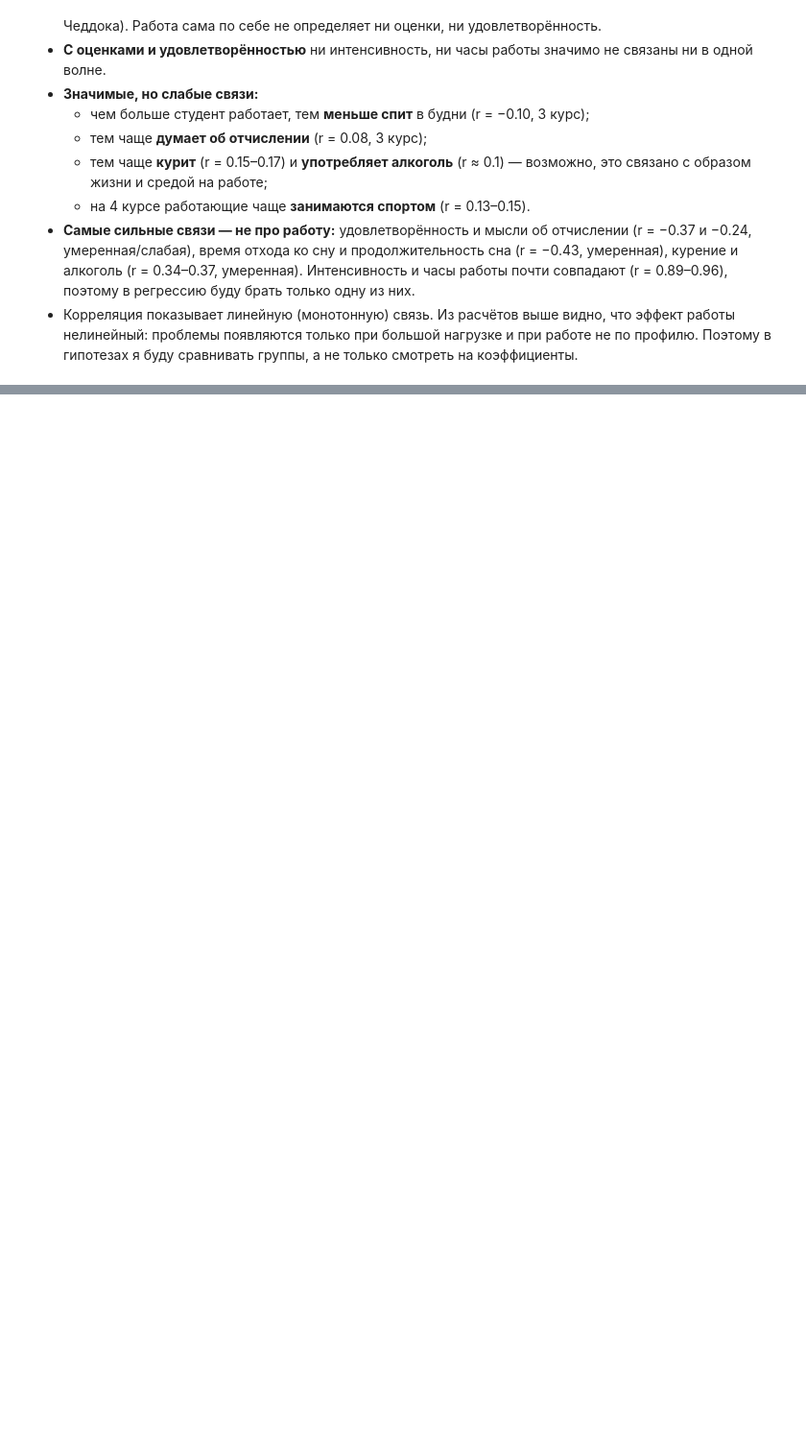
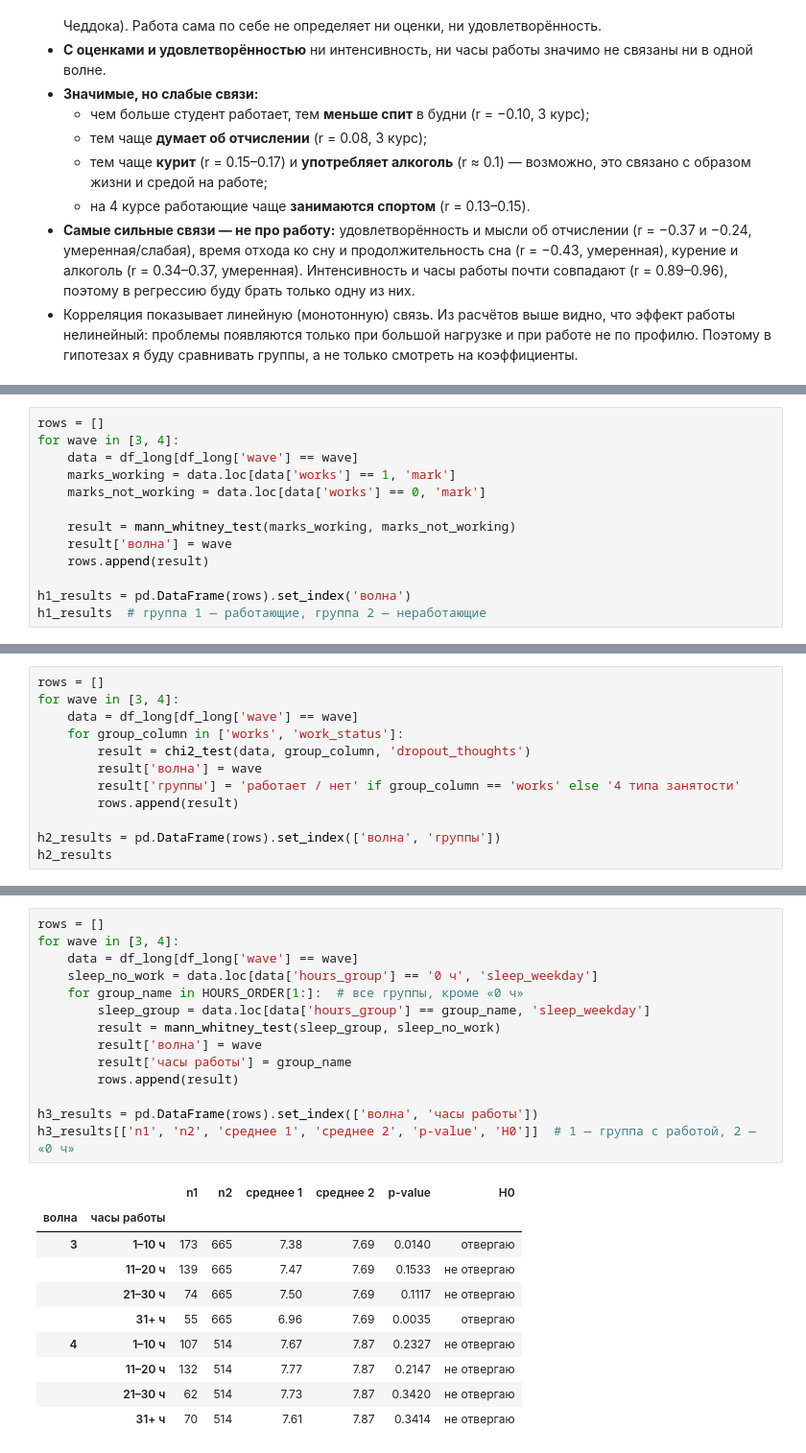
Before and after one commit to petushok08/Higher-Education-Research-Hackathon-2026, a Jupyter notebook: students_work_study_analysis.ipynb, the cells around one changed output, grey strips where cells are left out. Shown at 96% size. Drawn from its saved outputs; the diff is of its cells as text; blank space fills up the shorter version.

```diff
--- a/students_work_study_analysis.ipynb
+++ b/students_work_study_analysis.ipynb
@@ -2337,0 +2412,13 @@ work_correlations[work_correlations['значима (p < 0.05)'] == 'да']
+# %%
+rows = []
+for wave in [3, 4]:
+    data = df_long[df_long['wave'] == wave]
+    marks_working = data.loc[data['works'] == 1, 'mark']
+    marks_not_working = data.loc[data['works'] == 0, 'mark']
+
+    result = mann_whitney_test(marks_working, marks_not_working)
+    result['волна'] = wave
+    rows.append(result)
+
+h1_results = pd.DataFrame(rows).set_index('волна')
+h1_results  # группа 1 — работающие, группа 2 — неработающие
@@ -2337,0 +2441,12 @@ work_correlations[work_correlations['значима (p < 0.05)'] == 'да']
+# %%
+rows = []
+for wave in [3, 4]:
+    data = df_long[df_long['wave'] == wave]
+    for group_column in ['works', 'work_status']:
+        result = chi2_test(data, group_column, 'dropout_thoughts')
+        result['волна'] = wave
+        result['группы'] = 'работает / нет' if group_column == 'works' else '4 типа занятости'
+        rows.append(result)
+
+h2_results = pd.DataFrame(rows).set_index(['волна', 'группы'])
+h2_results
@@ -2337,0 +2486,25 @@ work_correlations[work_correlations['значима (p < 0.05)'] == 'да']
+# %%
+rows = []
+for wave in [3, 4]:
+    data = df_long[df_long['wave'] == wave]
+    sleep_no_work = data.loc[data['hours_group'] == '0 ч', 'sleep_weekday']
+    for group_name in HOURS_ORDER[1:]:  # все группы, кроме «0 ч»
+        sleep_group = data.loc[data['hours_group'] == group_name, 'sleep_weekday']
+        result = mann_whitney_test(sleep_group, sleep_no_work)
+        result['волна'] = wave
+        result['часы работы'] = group_name
+        rows.append(result)
+
+h3_results = pd.DataFrame(rows).set_index(['волна', 'часы работы'])
+h3_results[['n1', 'n2', 'среднее 1', 'среднее 2', 'p-value', 'H0']]  # 1 — группа с работой, 2 — «0 ч»
+# %% [output]
+|  |  | n1 | n2 | среднее 1 | среднее 2 | p-value | H0 |
+| волна | часы работы |  |  |  |  |  |  |
+| 3 | 1–10 ч | 173 | 665 | 7.38 | 7.69 | 0.0140 | отвергаю |
+|  | 11–20 ч | 139 | 665 | 7.47 | 7.69 | 0.1533 | не отвергаю |
+|  | 21–30 ч | 74 | 665 | 7.50 | 7.69 | 0.1117 | не отвергаю |
+|  | 31+ ч | 55 | 665 | 6.96 | 7.69 | 0.0035 | отвергаю |
+| 4 | 1–10 ч | 107 | 514 | 7.67 | 7.87 | 0.2327 | не отвергаю |
+|  | 11–20 ч | 132 | 514 | 7.77 | 7.87 | 0.2147 | не отвергаю |
+|  | 21–30 ч | 62 | 514 | 7.73 | 7.87 | 0.3420 | не отвергаю |
+|  | 31+ ч | 70 | 514 | 7.61 | 7.87 | 0.3414 | не отвергаю |
```
Also changed, not shown: parts of 59 cells of this notebook, 2 other files.
